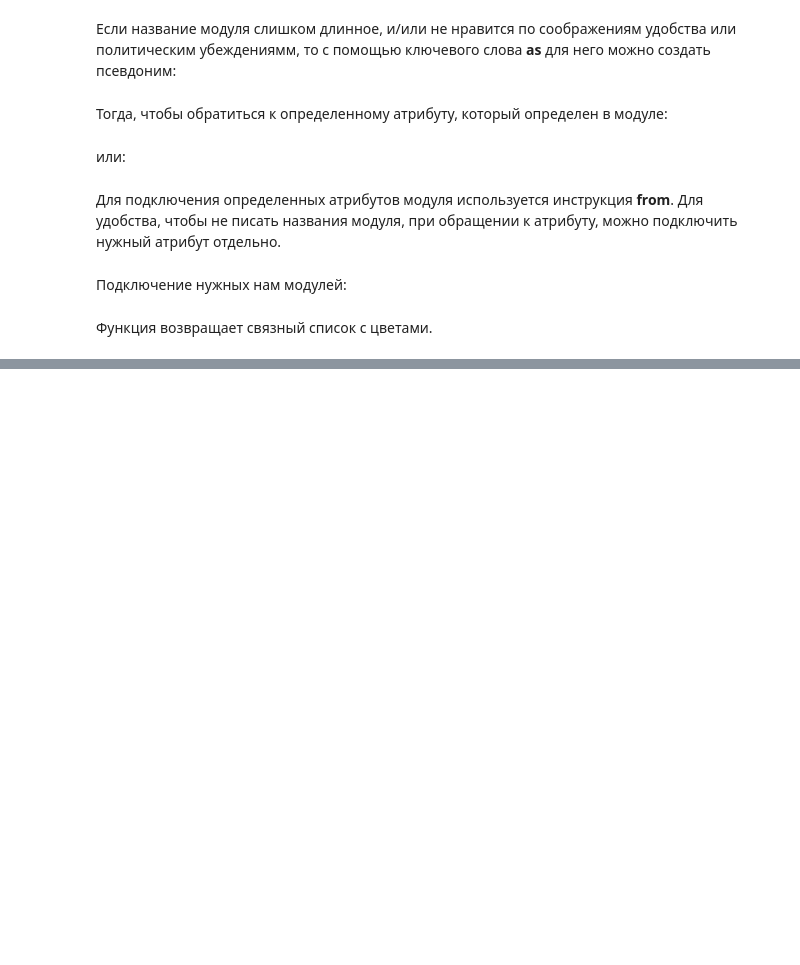
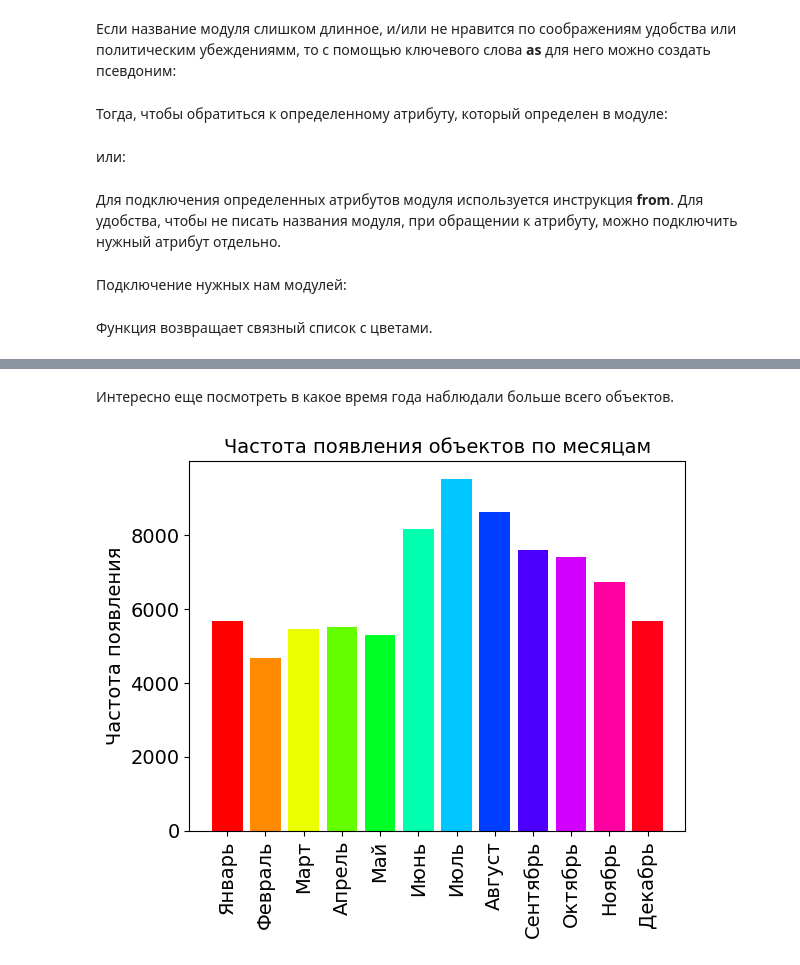
Before and after one commit to Vakhranev/MGIMO, a Jupyter notebook: 7 февраля.ipynb, the cells around one changed output, grey strips where cells are left out. Cells and saved outputs as stored; diff of their text form; code cells hidden in the pictures; blank space fills up the shorter version.

```diff
--- a/7 февраля.ipynb
+++ b/7 февраля.ipynb
@@ -115,0 +191,19 @@ def getColors(n):
+# %% [markdown]
+Интересно еще посмотреть в какое время года наблюдали больше всего объектов.
+# %%
+MONTH_COUNT = [0,0,0,0,0,0,0,0,0,0,0,0]
+MONTH_LABEL = ['Январь', 'Февраль', 'Март', 'Апрель', 'Май', 'Июнь',
+    'Июль', 'Август', 'Сентябрь' ,'Октябрь' ,'Ноябрь' ,'Декабрь']
+
+for i in df['datetime']:
+    m,d,y_t =  i.split('/')
+    MONTH_COUNT[int(m)-1] = MONTH_COUNT[int(m)-1] + 1
+
+plt.bar(np.arange(12), MONTH_COUNT, color=getColors(12))
+plt.xticks(np.arange(12), MONTH_LABEL, rotation=90, fontsize=PLOT_LABEL_FONT_SIZE)
+plt.ylabel('Частота появления', fontsize=PLOT_LABEL_FONT_SIZE)
+plt.yticks(fontsize=PLOT_LABEL_FONT_SIZE)
+plt.title('Частота появления объектов по месяцам', fontsize=PLOT_LABEL_FONT_SIZE)
+plt.show()
+# %% [output]
+[figure, added]
```
Also changed, not shown: parts of 27 cells of this notebook.
